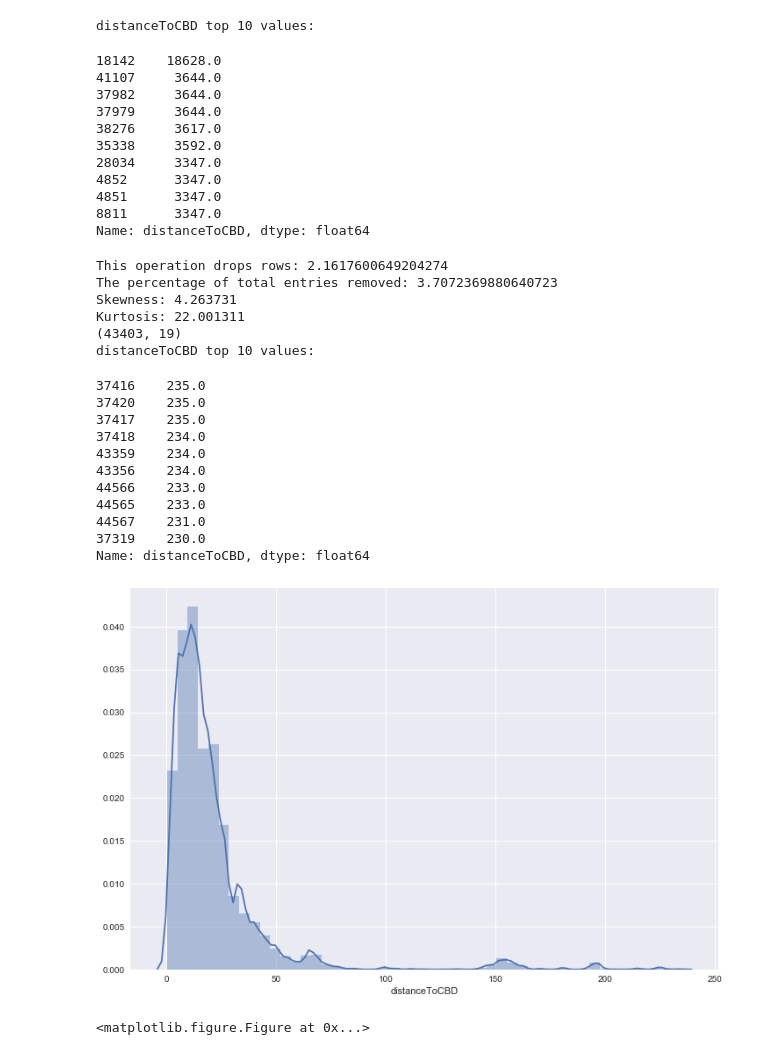
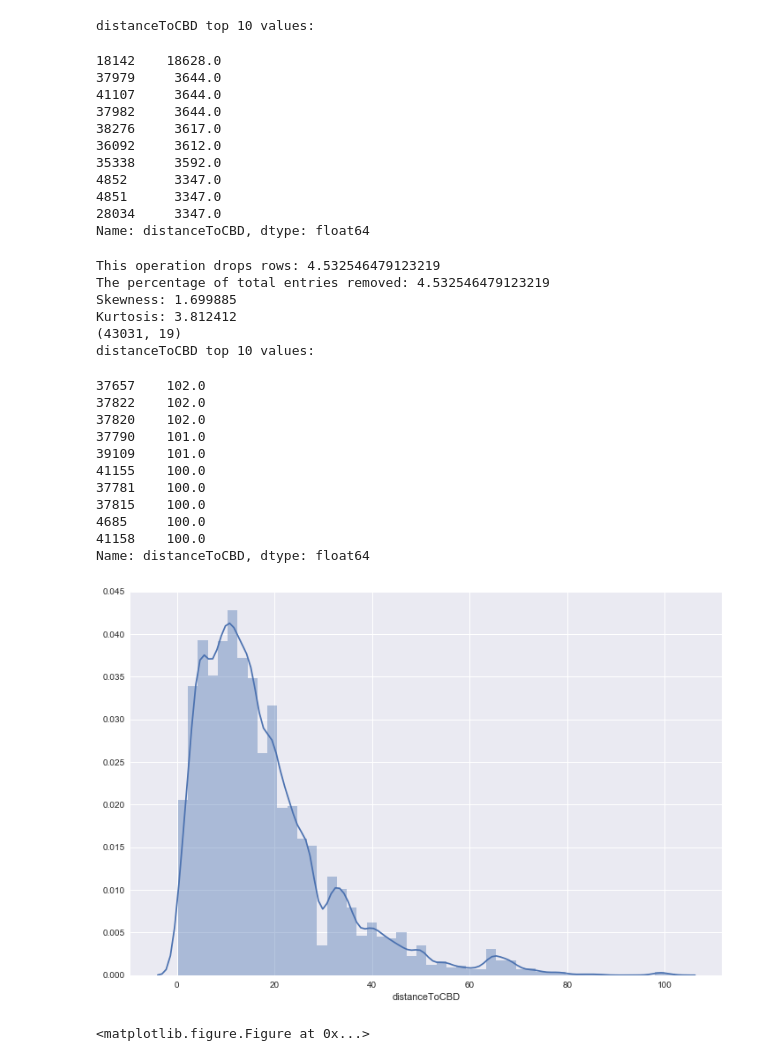
Before and after one commit to JiyanBlack/Perth_Rental_Prediction_Datawarehousing, a Jupyter notebook: analysis/notebook/data_preprocess_remove_outliars.ipynb, the cells around one changed output. Saved outputs shown, nothing was run; the diff lists cells and outputs as text; code cells hidden in the pictures.

```diff
--- a/analysis/notebook/data_preprocess_remove_outliars.ipynb
+++ b/analysis/notebook/data_preprocess_remove_outliars.ipynb
@@ -170,35 +78,35 @@ Name: carspace, dtype: float64
 # %%
-run_outliar_filter_stable('distanceToCBD', 8)
+run_outliar_filter_stable('distanceToCBD', 6)
 # %% [output]
 distanceToCBD top 10 values:
 18142    18628.0
+37979     3644.0
 41107     3644.0
 37982     3644.0
-37979     3644.0
 38276     3617.0
+36092     3612.0
 35338     3592.0
-28034     3347.0
 4852      3347.0
 4851      3347.0
-8811      3347.0
+28034     3347.0
 Name: distanceToCBD, dtype: float64
-This operation drops rows: 2.1617600649204274
-The percentage of total entries removed: 3.7072369880640723
-Skewness: 4.263731
-Kurtosis: 22.001311
-(43403, 19)
+This operation drops rows: 4.532546479123219
+The percentage of total entries removed: 4.532546479123219
+Skewness: 1.699885
+Kurtosis: 3.812412
+(43031, 19)
 distanceToCBD top 10 values:
-37416    235.0
-37420    235.0
-37417    235.0
-37418    234.0
-43359    234.0
-43356    234.0
-44566    233.0
-44565    233.0
-44567    231.0
-37319    230.0
+37657    102.0
+37822    102.0
+37820    102.0
+37790    101.0
+39109    101.0
+41155    100.0
+37781    100.0
+37815    100.0
+4685     100.0
+41158    100.0
 Name: distanceToCBD, dtype: float64
-[figure, old version]
+[figure, new version]
 <matplotlib.figure.Figure at 0x...>
 # %%
```
Also changed, not shown: parts of 13 cells of this notebook, 4 other files.
